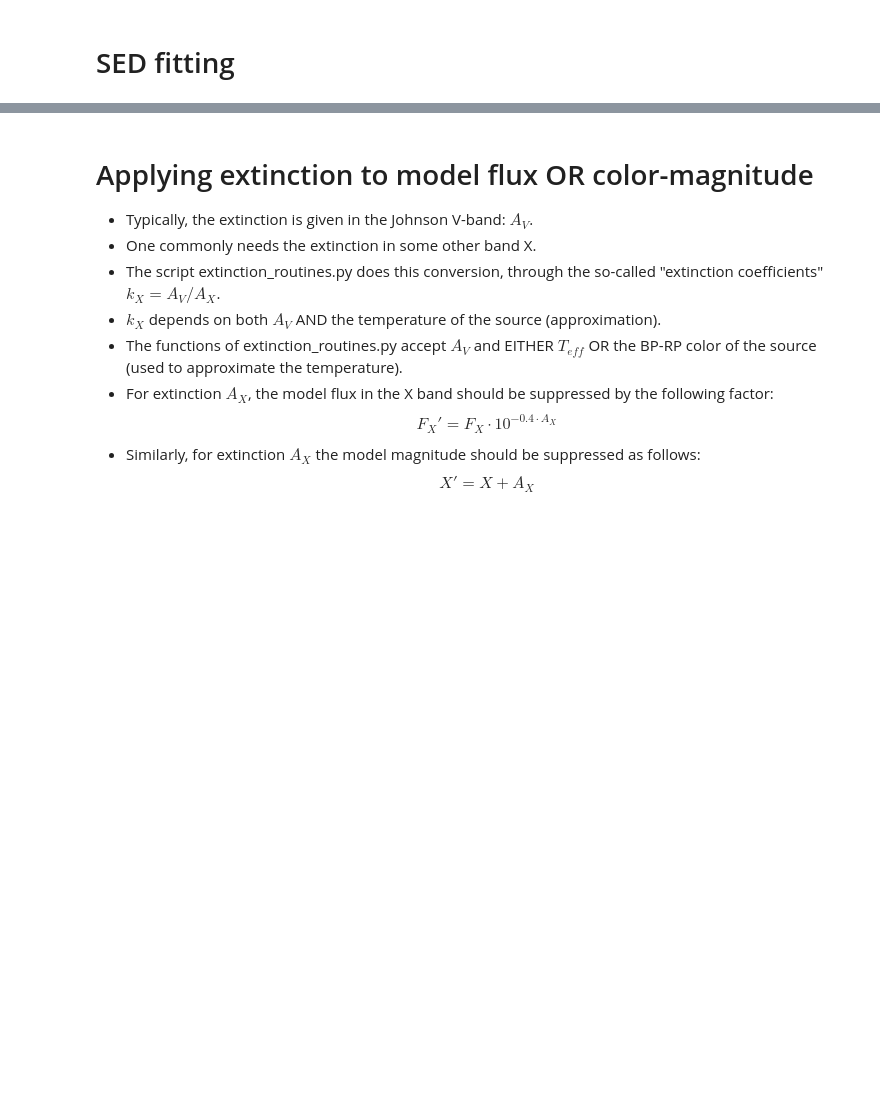
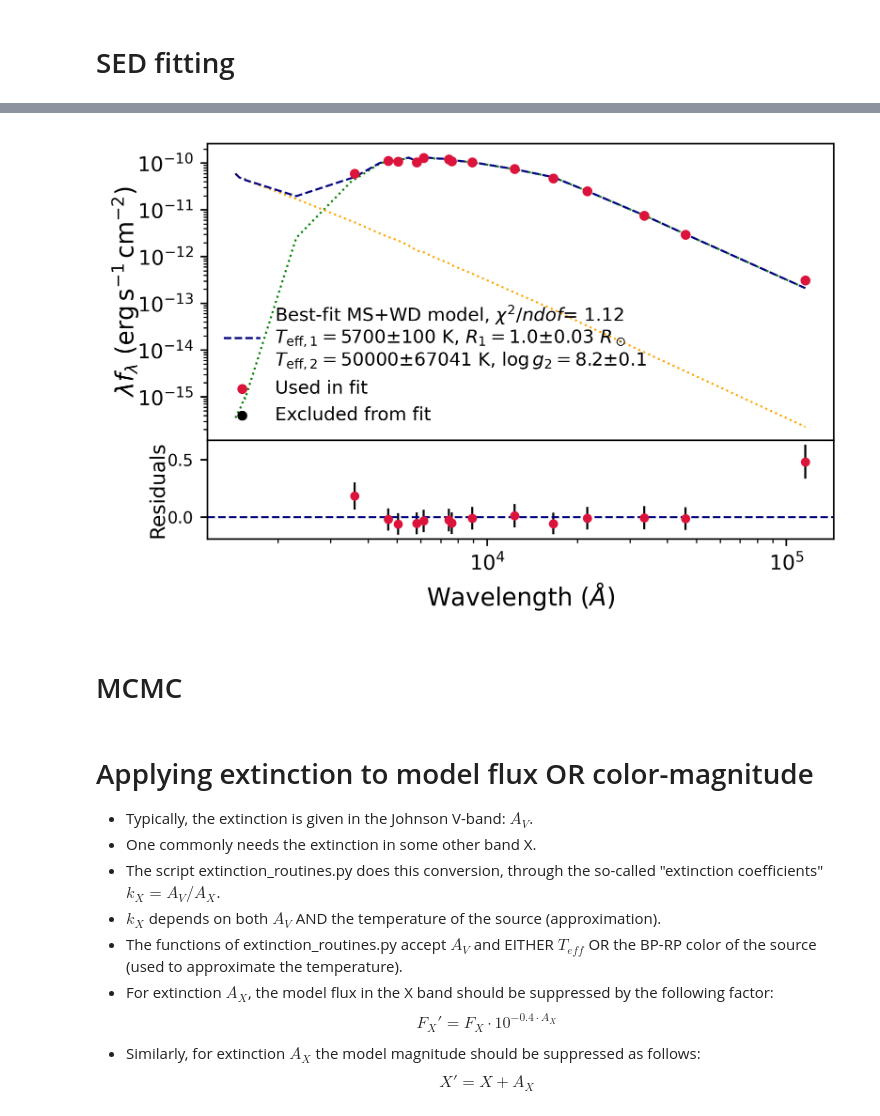
Before and after one commit to orenir49/SED_WIS, a Jupyter notebook: notebooks/example.ipynb, the cells around one changed output, grey strips where cells are left out. Saved outputs shown, nothing was run; the diff lists cells and outputs as text; code cells hidden in the pictures; blank space fills up the shorter version.

```diff
--- a/notebooks/example.ipynb
+++ b/notebooks/example.ipynb
@@ -62,0 +82,20 @@ pr.plot_kurucz_fit(obs, meta, av, fit_results,
+# %%
+m1 = 1
+m2 = 0.8
+
+t1_fit,t1_err,r1_fit,r1_err,t2_fit,t2_err,redchi2 = fr.fit_MSWD(obs, meta, av, m1, m2,
+                                        init_guess=[teff,radius,40000],bounds=[(3500,0.1,5000),(10000,5,50000)],bands_to_ignore=[])
+# %%
+logg1_fit = fr.get_logg(m1, r1_fit)
+logg2_fit = sr.logg_from_MR_relation(t2_fit, m2)
+logg1_err = 0.1
+logg2_err = 0.1
+
+bfit_results = (t1_fit,t1_err,r1_fit,r1_err,logg1_fit,logg1_err,t2_fit,t2_err,logg2_fit,logg2_err,redchi2)
+pr.plot_mswd_fit(obs, meta, av, bfit_results,
+                   source_id=None, parallax=None, bands_to_ignore=[],
+                   plot=True, save=False)
+# %% [output]
+[figure, added]
+# %% [markdown]
+# MCMC
```
Also changed, not shown: parts of 9 cells of this notebook, 4 other files.
